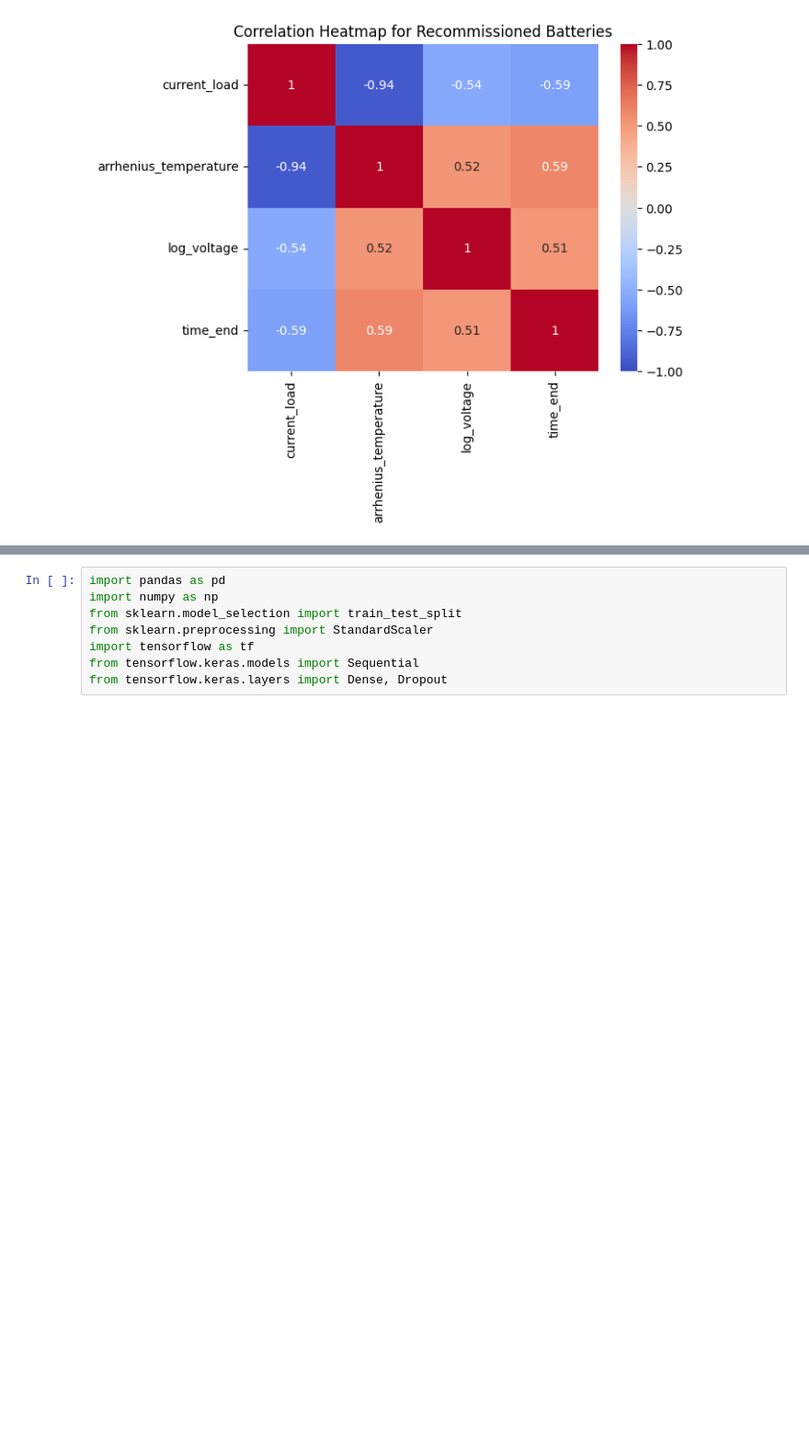
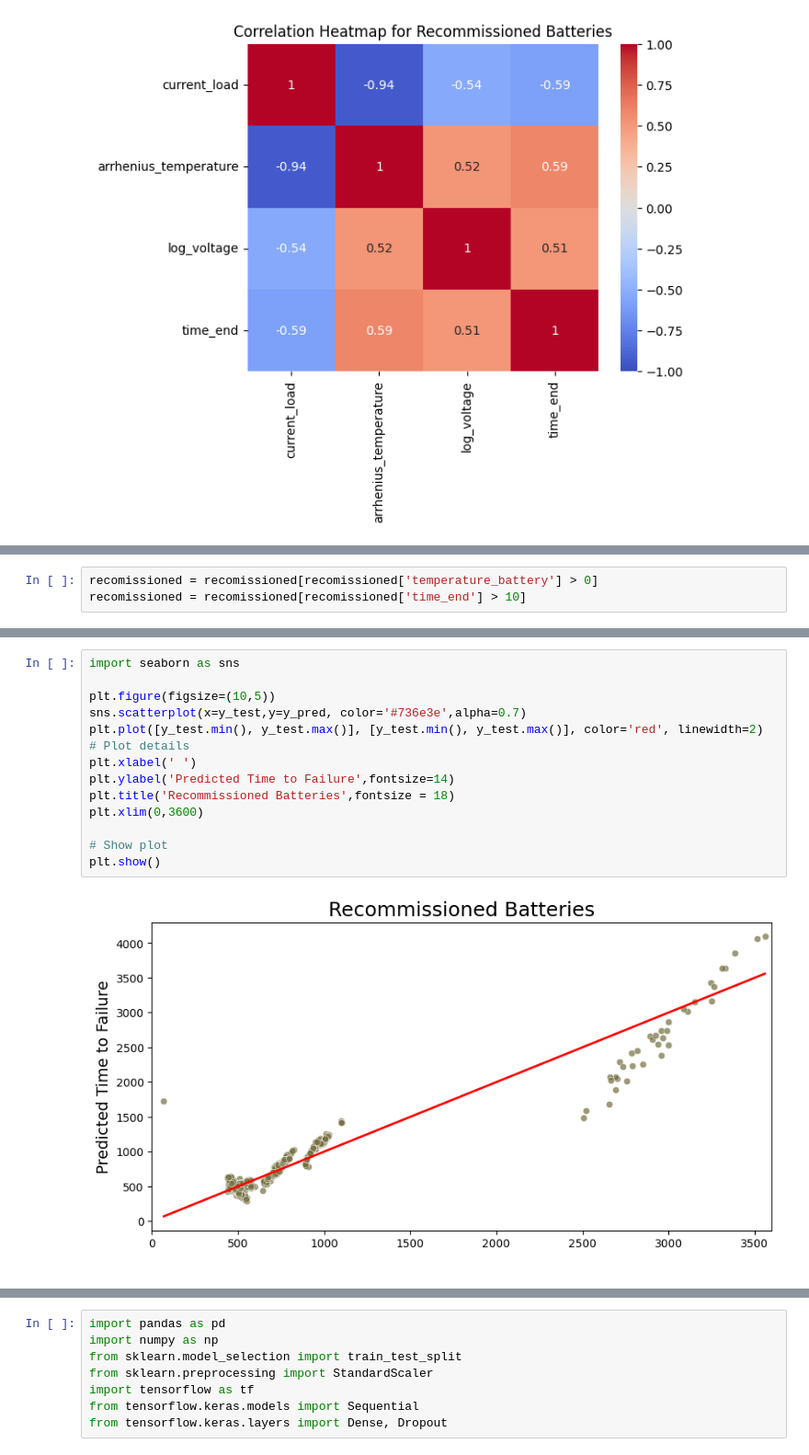
Before and after one commit to AI-Enthusiast/18650-Accelerated-Battery-Life-Testing, a Jupyter notebook: recommissioned_machine_learning.ipynb, the cells around one changed output, grey strips where cells are left out. Shown at 92% size. Saved outputs shown, nothing was run; the diff lists cells and outputs as text; blank space fills up the shorter version.

```diff
--- a/recommissioned_machine_learning.ipynb
+++ b/recommissioned_machine_learning.ipynb
@@ -213,6 +182,9 @@ recomissioned.head()
 | 2 | 2 | 3 | 6.541545 | 53.812033 | 16.206786 | 544.297 | 1 | ... |
 | 3 | 3 | 4 | 6.556053 | 54.501738 | 16.211122 | 544.399 | 1 | ... |
 | 4 | 4 | 5 | 6.553968 | 54.614059 | 16.214696 | 545.901 | 1 | ... |
+# %%
+recomissioned = recomissioned[recomissioned['temperature_battery'] > 0]
+recomissioned = recomissioned[recomissioned['time_end'] > 10]
 # %%
 #Linear Regressions Model
 from sklearn.model_selection import train_test_split
@@ -244,3 +222,19 @@ R^2 Score: 0.2545781032490231
+# %%
+import seaborn as sns
+
+plt.figure(figsize=(10,5))
+sns.scatterplot(x=y_test,y=y_pred, color='#736e3e',alpha=0.7)
+plt.plot([y_test.min(), y_test.max()], [y_test.min(), y_test.max()], color='red', linewidth=2)
+# Plot details
+plt.xlabel(' ')
+plt.ylabel('Predicted Time to Failure',fontsize=14)
+plt.title('Recommissioned Batteries',fontsize = 18)
+plt.xlim(0,3600)
+
+# Show plot
+plt.show()
+# %% [output]
+[figure, added]
 # %%
 #Random Forest
 from sklearn.ensemble import RandomForestRegressor
```
Also changed, not shown: parts of 10 cells of this notebook, 2 other files.
